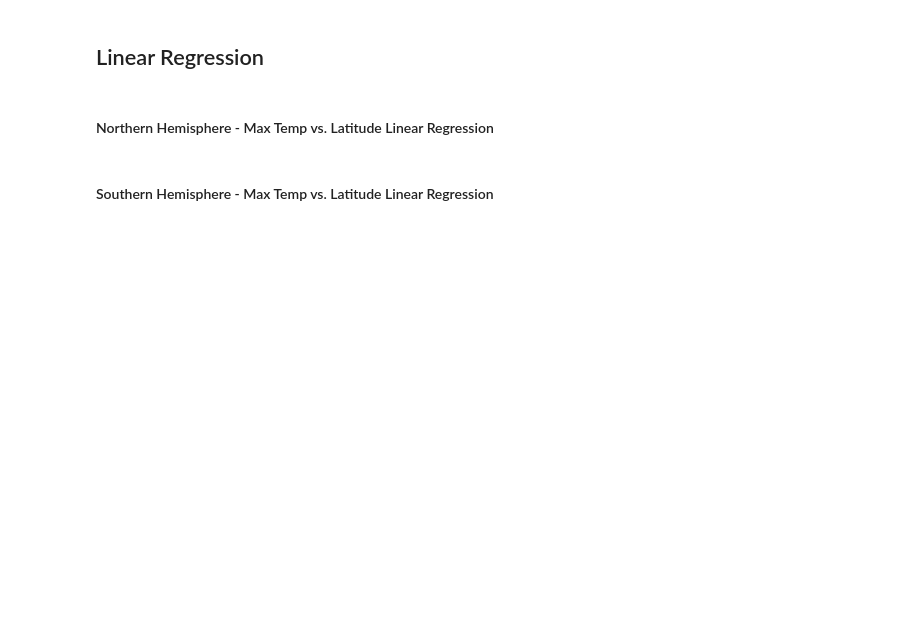
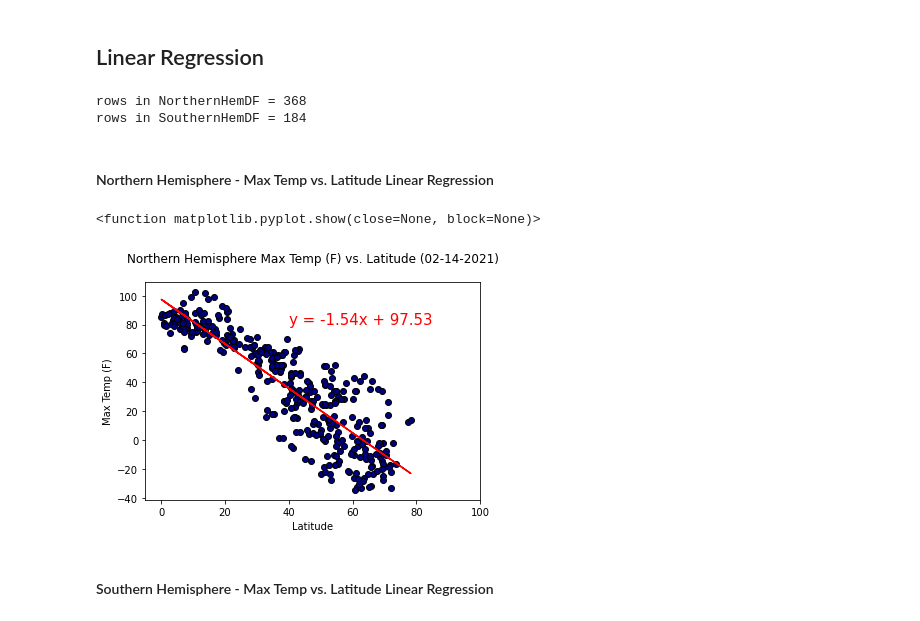
Before and after one commit to safetyh546/python-api-challenge, a Jupyter notebook: WeatherPy/WeatherPy.ipynb, the cells around one changed output. Cells and saved outputs as stored; diff of their text form; code cells hidden in the pictures; blank space fills up the shorter version.

```diff
--- a/WeatherPy/WeatherPy.ipynb
+++ b/WeatherPy/WeatherPy.ipynb
@@ -280,6 +257,41 @@ plt.show
 # %% [markdown]
 ## Linear Regression
+# %%
+NorthernHemDF = clean_city_data[clean_city_data.Lat >=0]
+SouthernHemDF = clean_city_data[clean_city_data.Lat <0]
+print("rows in NorthernHemDF = "+str(len(NorthernHemDF)))
+print("rows in SouthernHemDF = "+str(len(SouthernHemDF)))
+# %% [output]
+rows in NorthernHemDF = 368
+rows in SouthernHemDF = 184
 # %% [markdown]
 ####  Northern Hemisphere - Max Temp vs. Latitude Linear Regression
+# %%
+Var = 'Max Temp'
+VarLabel = 'Max Temp (F)'
+HemLabel = 'Northern Hemisphere'
+x_values = NorthernHemDF['Lat'].astype(float)
+y_values = NorthernHemDF[Var].astype(float)
+
+DT = datetime.utcfromtimestamp(clean_city_data.loc[0,"Date"]).strftime('%m-%d-%Y')
+
+(slope, intercept, rvalue, pvalue, stderr) = linregress(x_values, y_values)
+regress_values = x_values * slope + intercept
+line_eq = "y = " + str(round(slope,2)) + "x + " + str(round(intercept,2))
+correlation = st.pearsonr(x_values,y_values)
+
+plt.scatter(x_values, y_values, marker="o", facecolors="navy",edgecolors="black")
+plt.plot(x_values,regress_values,"r-")
+plt.annotate(line_eq,(40,80),fontsize=15,color="red")
+plt.xlim(-5,100)
+plt.xlabel("Latitude")
+plt.ylabel(VarLabel)
+plt.title(HemLabel+" "+ VarLabel+" vs. Latitude ("+str(DT)+")",pad=20)
+
+plt.savefig(HemLabel+"_LatitudeVs"+Var+"_Regression")
+plt.show
+# %% [output]
+<function matplotlib.pyplot.show(close=None, block=None)>
+[figure, added]
 # %% [markdown]
 ####  Southern Hemisphere - Max Temp vs. Latitude Linear Regression
```
Also changed, not shown: parts of 17 cells of this notebook, 13 other files.
